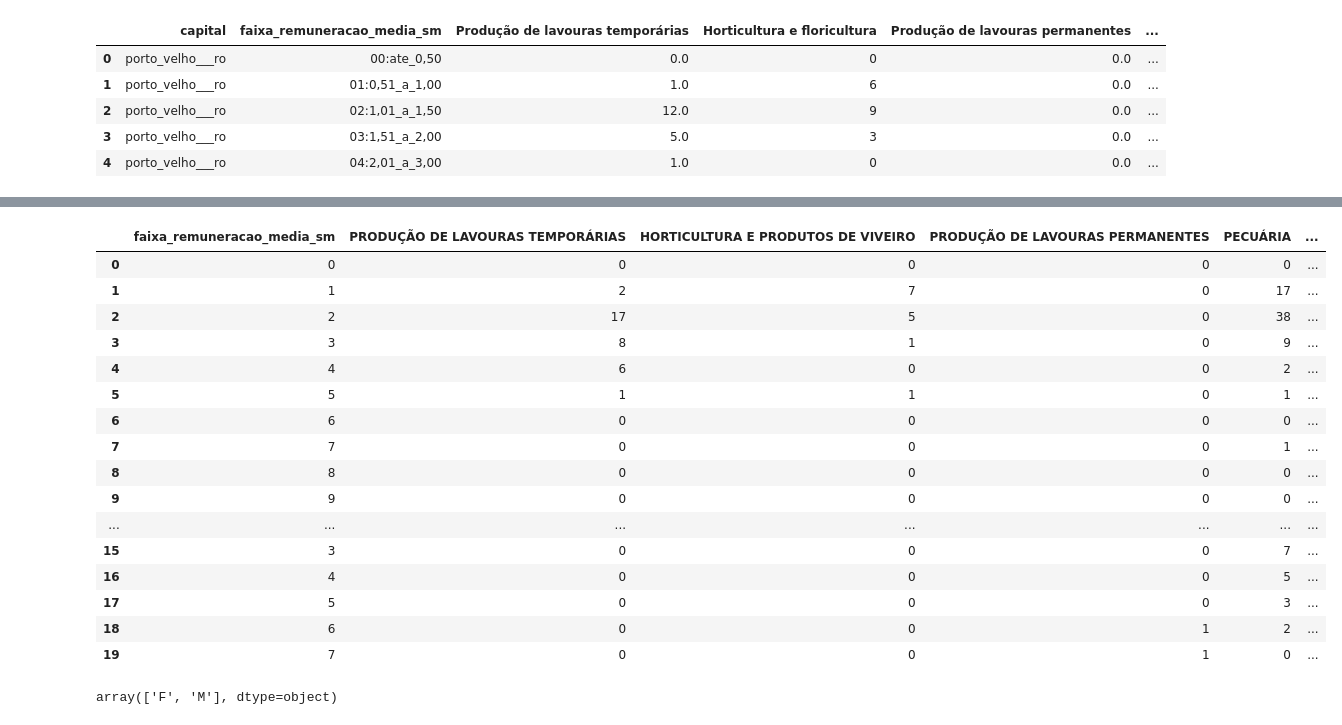
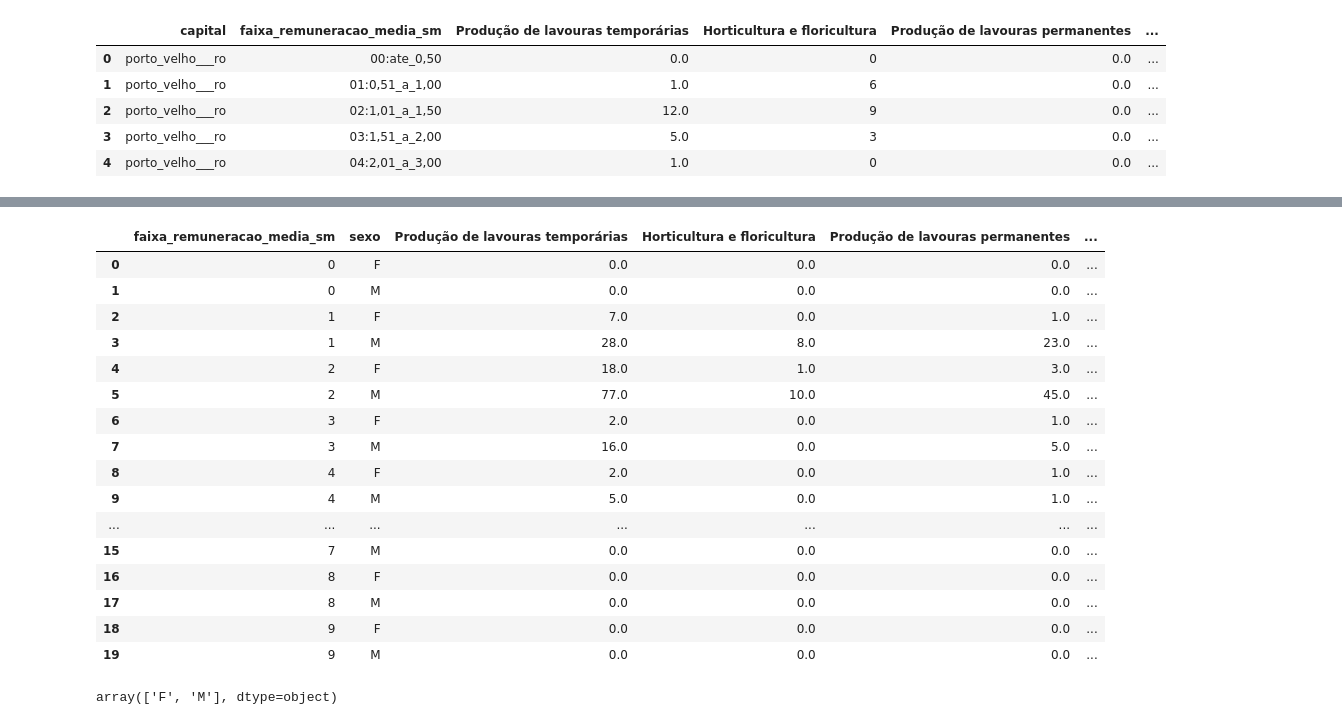
Before and after one commit to luisabolsonisousa/rais_ingestion, a Jupyter notebook: rais_dados/new_data/only_one_file/inner_files.ipynb, the cells around one changed output, grey strips where cells are left out. Drawn from its saved outputs; the diff is of its cells as text; code cells hidden in the pictures.

Commit message:
criando data frame juntando tudo, depois outro agrupando por ano e tirando a media, um dummy e dois separando o dummy por sexo

```diff
--- a/rais_dados/new_data/only_one_file/inner_files.ipynb
+++ b/rais_dados/new_data/only_one_file/inner_files.ipynb
@@ -106,0 +112,4 @@ df_final_.to_csv(f'{path}/df_final.csv', index=False)
+# %%
+df_agrupado = df_final_.groupby(['capital', 'faixa_remuneracao_media_sm', 'sexo']).mean().reset_index()
+df_agrupado_rounded = df_agrupado.round(0).reset_index(drop=True)
+df_agrupado_rounded.head(10)
@@ -107,33 +130,33 @@ df_final_.to_csv(f'{path}/df_final.csv', index=False)
 # %%
 #criando  o df para fazer o feature selection com variaveis dummy
-df_dummies = pd.get_dummies(df_final_, columns=['capital'])
+df_dummies = pd.get_dummies(df_agrupado_rounded, columns=['capital'])
 #df_dummies = pd.get_dummies(df_dummies, columns=['sexo'])
 df_dummies['faixa_remuneracao_media_sm'] = df_dummies['faixa_remuneracao_media_sm'].apply(lambda x: int(x[:2]))
 
 # Agora, vamos tratar os valores faltantes no dataframe. Para simplicidade, vamos preencher os valores faltantes com a média da coluna
 #df_dummies.fillna(df_dummies.mean(), inplace=True)
 
 
 
 df_dummies.head(20)
 # %% [output]
-|  | faixa_remuneracao_media_sm | PRODUÇÃO DE LAVOURAS TEMPORÁRIAS | HORTICULTURA E PRODUTOS DE VIVEIRO | PRODUÇÃO DE LAVOURAS PERMANENTES | PECUÁRIA | ... |
-| 0 | 0 | 0 | 0 | 0 | 0 | ... |
-| 1 | 1 | 2 | 7 | 0 | 17 | ... |
-| 2 | 2 | 17 | 5 | 0 | 38 | ... |
-| 3 | 3 | 8 | 1 | 0 | 9 | ... |
-| 4 | 4 | 6 | 0 | 0 | 2 | ... |
-| 5 | 5 | 1 | 1 | 0 | 1 | ... |
-| 6 | 6 | 0 | 0 | 0 | 0 | ... |
-| 7 | 7 | 0 | 0 | 0 | 1 | ... |
-| 8 | 8 | 0 | 0 | 0 | 0 | ... |
-| 9 | 9 | 0 | 0 | 0 | 0 | ... |
+|  | faixa_remuneracao_media_sm | sexo | Produção de lavouras temporárias | Horticultura e floricultura | Produção de lavouras permanentes | ... |
+| 0 | 0 | F | 0.0 | 0.0 | 0.0 | ... |
+| 1 | 0 | M | 0.0 | 0.0 | 0.0 | ... |
+| 2 | 1 | F | 7.0 | 0.0 | 1.0 | ... |
+| 3 | 1 | M | 28.0 | 8.0 | 23.0 | ... |
+| 4 | 2 | F | 18.0 | 1.0 | 3.0 | ... |
+| 5 | 2 | M | 77.0 | 10.0 | 45.0 | ... |
+| 6 | 3 | F | 2.0 | 0.0 | 1.0 | ... |
+| 7 | 3 | M | 16.0 | 0.0 | 5.0 | ... |
+| 8 | 4 | F | 2.0 | 0.0 | 1.0 | ... |
+| 9 | 4 | M | 5.0 | 0.0 | 1.0 | ... |
 | ... | ... | ... | ... | ... | ... | ... |
-| 15 | 3 | 0 | 0 | 0 | 7 | ... |
-| 16 | 4 | 0 | 0 | 0 | 5 | ... |
-| 17 | 5 | 0 | 0 | 0 | 3 | ... |
-| 18 | 6 | 0 | 0 | 1 | 2 | ... |
-| 19 | 7 | 0 | 0 | 1 | 0 | ... |
+| 15 | 7 | M | 0.0 | 0.0 | 0.0 | ... |
+| 16 | 8 | F | 0.0 | 0.0 | 0.0 | ... |
+| 17 | 8 | M | 0.0 | 0.0 | 0.0 | ... |
+| 18 | 9 | F | 0.0 | 0.0 | 0.0 | ... |
+| 19 | 9 | M | 0.0 | 0.0 | 0.0 | ... |
 # %%
 df_dummies.to_csv(f'{path}/df_dummies.csv', index=False)
 # %%
```
Also changed, not shown: parts of 11 cells of this notebook, 6 other files.
